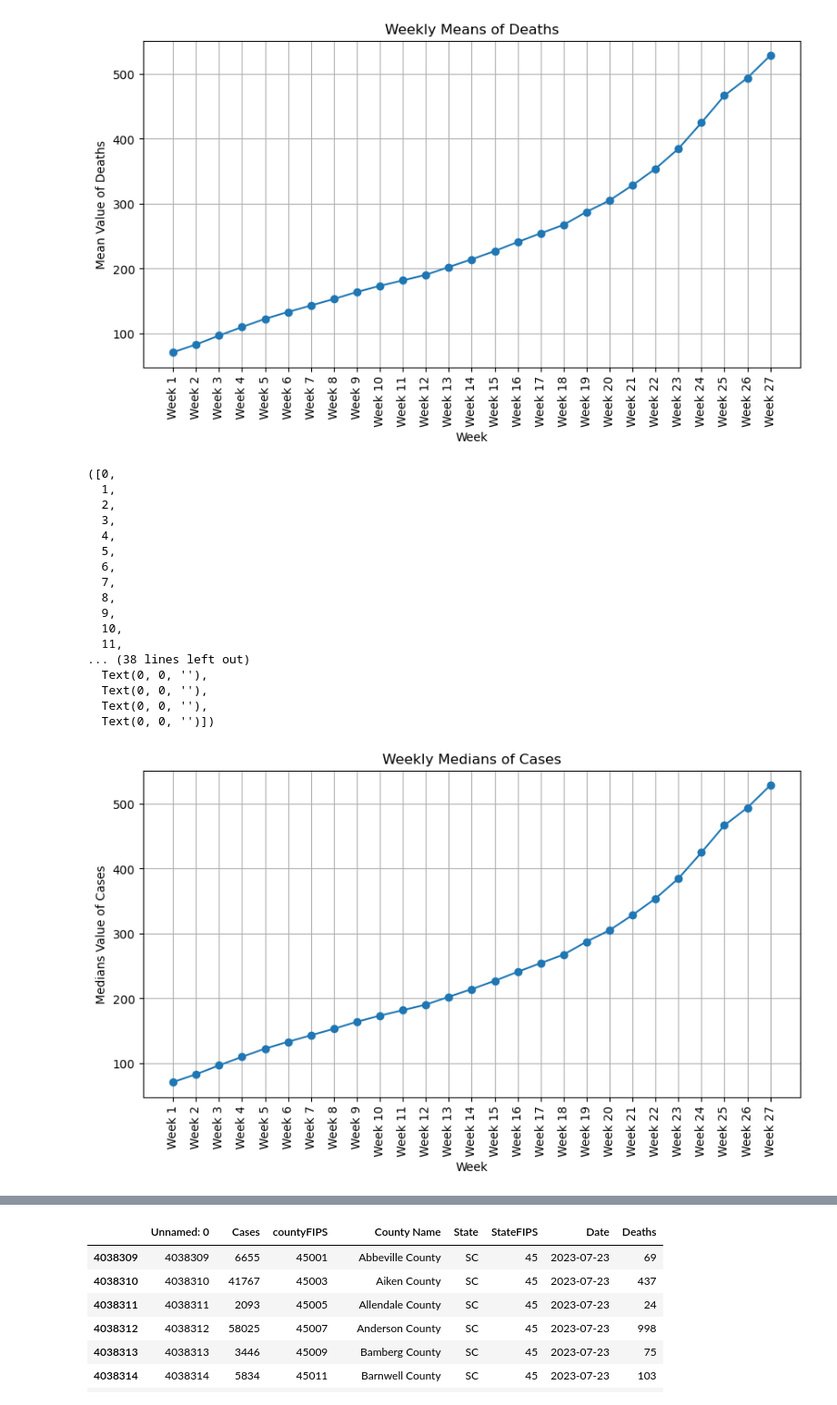
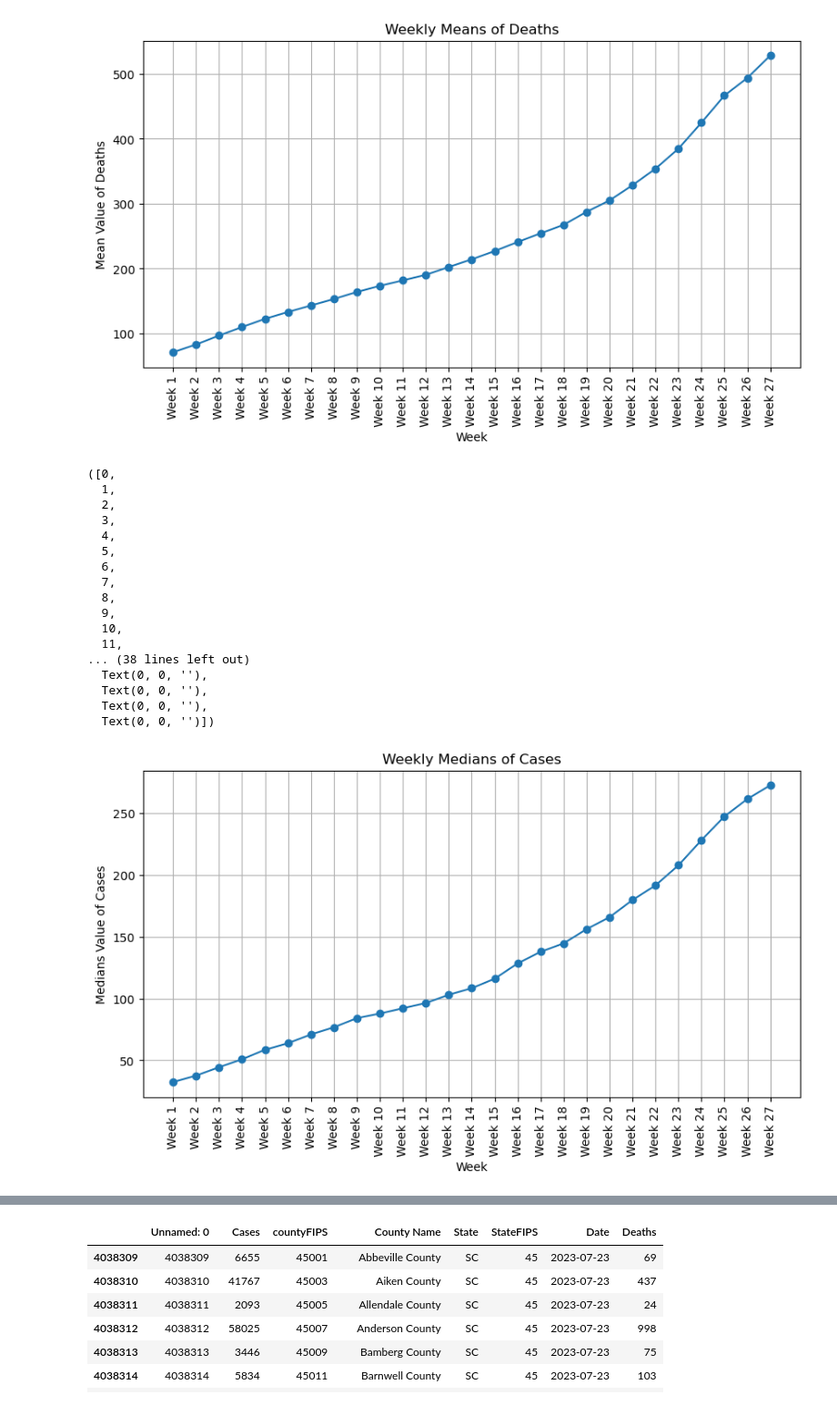
Before and after one commit to mawuliagboklu/DS-Group-, a Jupyter notebook: Project Stage II/CSC405ProjectStage2EgeKeser.ipynb, the cells around one changed output, grey strips where cells are left out. Shown at 91% size. Cells and saved outputs as stored; diff of their text form; code cells hidden in the pictures.

```diff
--- a/Project Stage II/CSC405ProjectStage2EgeKeser.ipynb
+++ b/Project Stage II/CSC405ProjectStage2EgeKeser.ipynb
@@ -165,7 +165,7 @@ endDatesOfWeeks = ['2020-07-07', '2020-07-14', '2020-07-21', '2020-07-28', '2020
 meansPerWeekNCCase = {}
 # %%
 for weekNumberNCCase, (startDateNCCase, endDateNCCase) in enumerate(zip(startDatesOfWeeks, endDatesOfWeeks), start=1):
-    weekFilteredNCCase = dfNCDataSet[(dfNCDataSet['Date'] <= endDate) & (dfNCDataSet['Date'] >= startDate)]
+    weekFilteredNCCase = dfNCDataSet[(dfNCDataSet['Date'] <= endDateNCCase) & (dfNCDataSet['Date'] >= startDateNCCase)]
     meanWeekNCCase = (weekFilteredNCCase['Cases'] / 10.000).mean()
     meansPerWeekNCCase[f'Week {weekNumberNCCase}'] = meanWeekNCCase
 # %%
@@ -239,7 +239,7 @@ plt.xticks(rotation=90)
 mediansPerWeekNCCase = {}
 # %%
 for weekNumberNCCase, (startDateNCCase, endDateNCCase) in enumerate(zip(startDatesOfWeeks, endDatesOfWeeks), start=1):
-    weekFilteredNCCase = dfNCDataSet[(dfNCDataSet['Date'] <= endDate) & (dfNCDataSet['Date'] >= startDate)]
+    weekFilteredNCCase = dfNCDataSet[(dfNCDataSet['Date'] <= endDateNCCase) & (dfNCDataSet['Date'] >= startDateNCCase)]
     medianWeekNCCase = (weekFilteredNCCase['Cases'] / 10.000).median()
     mediansPerWeekNCCase[f'Week {weekNumberNCCase}'] = medianWeekNCCase
 # %%
@@ -247,31 +247,31 @@ weekNumbersNCCase = list(mediansPerWeekNCCase.keys())
 medianValuesNCCase = list(mediansPerWeekNCCase.values())
 # %%
 plt.figure(figsize=(10, 5))
-plt.plot(weekNumbersNCCase, meanValues, marker='o', linestyle='-')
+plt.plot(weekNumbersNCCase, medianValuesNCCase, marker='o', linestyle='-')
 plt.title('Weekly Medians of Cases')
 plt.xlabel('Week')
 plt.ylabel('Medians Value of Cases')
 plt.grid(True)
 plt.xticks(rotation=90)
 # %% [output]
 ([0,
   1,
   2,
   3,
   4,
   5,
   6,
   7,
   8,
   9,
   10,
   11,
 ... (38 lines left out)
   Text(0, 0, ''),
   Text(0, 0, ''),
   Text(0, 0, ''),
   Text(0, 0, '')])
-[figure, old version]
+[figure, new version]
 # %%
 mediansPerWeekNCDeath = {}
 # %%
```
Also changed, not shown: parts of 9 cells of this notebook.
